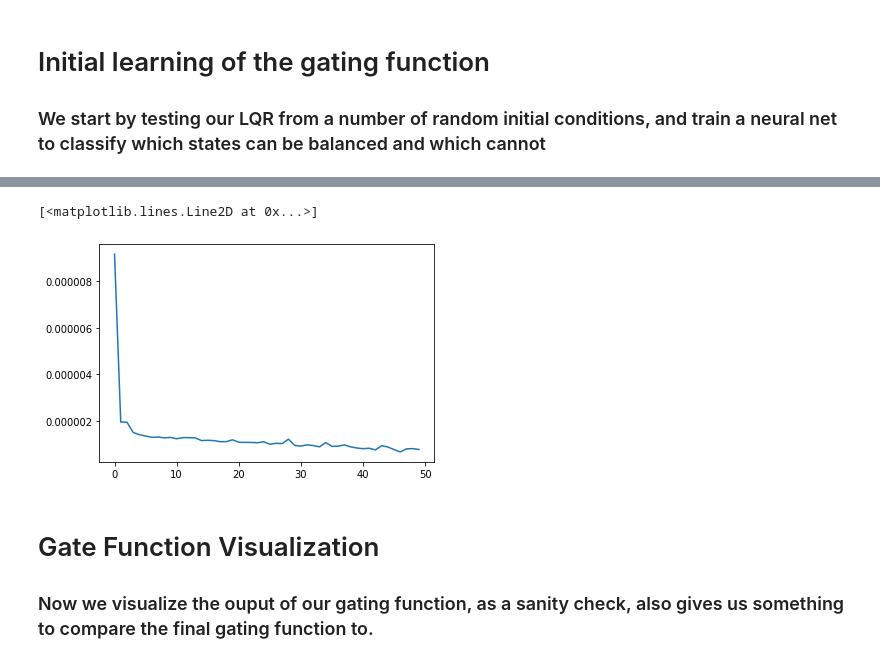
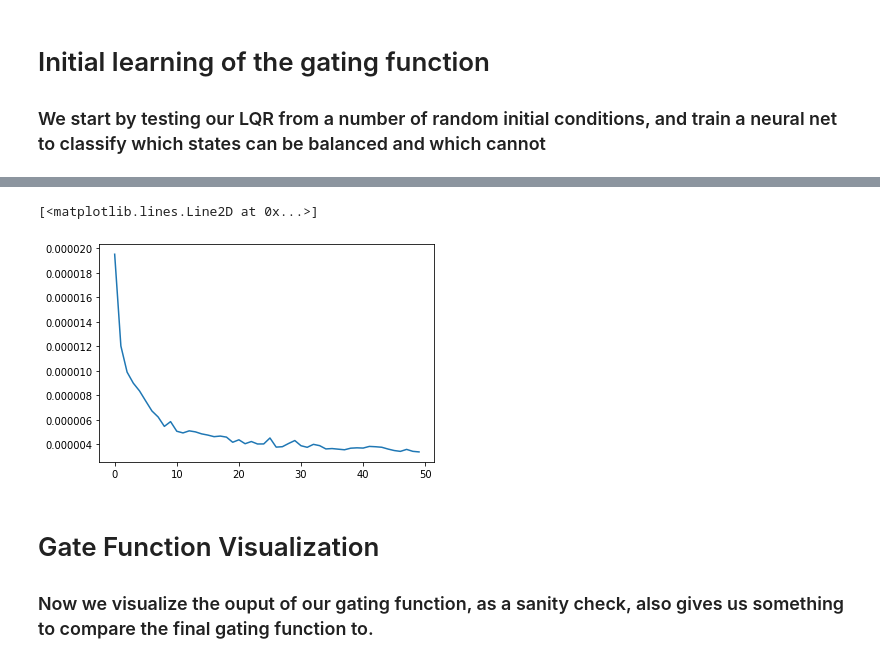
Before and after one commit to sgillen/ssac, a Jupyter notebook: switched_rl/gate_generation.ipynb, the cells around one changed output, grey strips where cells are left out. Saved outputs shown, nothing was run; the diff lists cells and outputs as text; code cells hidden in the pictures.

```diff
--- a/switched_rl/gate_generation.ipynb
+++ b/switched_rl/gate_generation.ipynb
@@ -93,8 +78,8 @@ The balancing control law is u =- Kx, where k = array([[-1649.86567367,  -460.15
 # in this we bail if the reward is negative, to avoid wasting time on trials that have already failed
 def reward_fn(s, a):
     reward = l1*np.sin(s[0]) + l2*np.sin(s[0] + s[1])
-    #done = reward < 0
-    done = False
+    done = reward < 0
+    #done = False
     return reward, done
 
 
@@ -103,16 +88,19 @@ def do_rollout(args):
     th1, th2, dth1, dth2 = x
     np.random.seed(trial_num)
     local_reward_hist = np.ones((env.num_steps, 1)) * -1
+    local_obs_hist = np.zeros((env.num_steps, 4))
     obs = env.reset(init_vec=[th1, th2, dth1, dth2])
 
     for i in range(env.num_steps):
         actions = np.clip(np.asarray(control(obs)), -max_torque, max_torque)
         obs, reward, done, _ = env.step(actions)
         local_reward_hist[i, :] = np.copy(reward)
+        local_obs_hist[i,:] = np.copy(obs)
         if done:
             break
 
-    return local_reward_hist, i
+    err = np.sqrt(np.sum(((local_obs_hist[-10:, :] - np.array([pi / 2, 0, 0, 0])) ** 2),axis=1))
+    return (err < .2).all(), i
 
 
 config = {
@@ -134,7 +122,7 @@ config = {
 
 env = gym.make('su_acrobot-v0', **config)
 
-num_trials = 250000
+num_trials = 500000
 
 X = np.zeros((num_trials, 4), dtype=np.float32)
 Y = np.zeros((num_trials, 1), dtype=np.float32)
@@ -146,12 +134,12 @@ Y = np.zeros((num_trials, 1), dtype=np.float32)
 
 th1_min = pi / 2 - .5
 th1_max = pi / 2 + .5
-th2_min = -1.5
-th2_max = 1.5
-th1dot_min = -10
-th1dot_max = 10
-th2dot_min = -20
-th2dot_max = 20
+th2_min = -1
+th2_max = 1
+th1dot_min = -5
+th1dot_max = 5
+th2dot_min = -10
+th2dot_max = 10
 
 samples = np.random.random_sample((int(num_trials/2), 4))
 samples *= np.array([th1_min - th1_max, th2_min - th2_max, th1dot_min - th1dot_max, th2dot_min - th2dot_max])
@@ -159,14 +147,12 @@ samples += np.array([th1_max, th2_max, th1dot_max, th2dot_max])
 
 
 total_steps = 0
-reward_hist = np.zeros((num_trials, env.num_steps, 1))
 pool = Pool()  # defaults to number of available CPU's
 for i, res in enumerate(pool.imap(do_rollout, zip(samples, range(int(num_trials/2))))):
-    rews, steps = res
-    reward_hist[i, :, :] = rews
+    y, steps = res
     total_steps += steps
     X[i, :] = samples[i, :]
-    Y[i] = sum(rews) > env.num_steps*2 - 5
+    Y[i] = y
 
 th1_min = 0
 th1_max = 2*pi
@@ -183,11 +169,10 @@ samples += np.array([th1_max, th2_max, th1dot_max, th2dot_max])
 total_steps = 0
 
 for i, res in enumerate(pool.imap(do_rollout, zip(samples, range(int(num_trials/2), int(num_trials))))):
-    rews, steps = res
-    reward_hist[i, :, :] = rews
+    y, steps = res
     total_steps += steps
     X[i+int(num_trials/2), :] = samples[i, :]
-    Y[i+int(num_trials/2)] = sum(rews) > env.num_steps*2 - 5
+    Y[i+int(num_trials/2)] = y
 
 
 print("Supervised data generated")
@@ -213,17 +181,16 @@ KeyboardInterrupt
 # %%
 net = MLP(4, 1, 2, 32)
 
-w = 1e-3 # Weighting parameter to encourage learning a conservative region of attraction
+w = 1e-2 # Weighting parameter to encourage learning a conservative region of attraction
 class_weight = torch.tensor(Y.shape[0]/sum(Y)*w, dtype=torch.float32)
-
 # This is just doing some pretty standard supervised learning, the source is available in seagul
 loss_hist = fit_model(net, X, Y, 50, batch_size=2048, loss_fn=torch.nn.BCEWithLogitsLoss(pos_weight=class_weight))
 
 plt.close()
 plt.plot(loss_hist)
 # %% [output]
 [<matplotlib.lines.Line2D at 0x...>]
-[figure, old version]
+[figure, new version]
 # %% [markdown]
 # Gate Function Visualization
 
```
Also changed, not shown: parts of 11 cells of this notebook, 45 other files.
